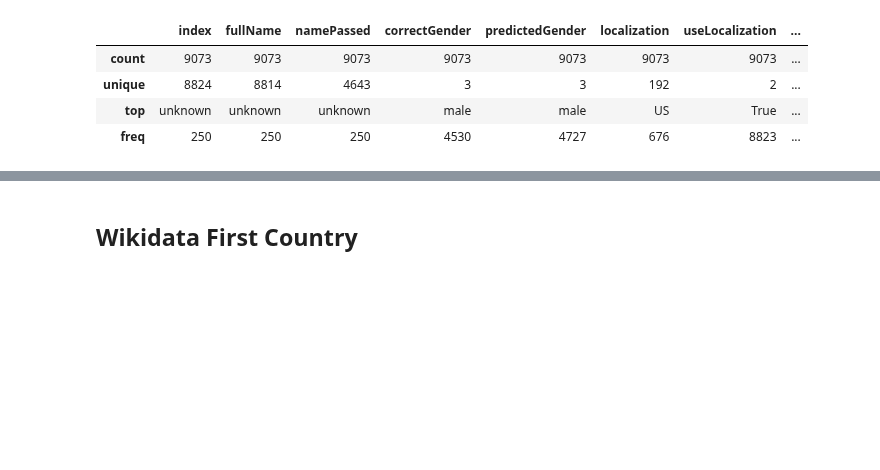
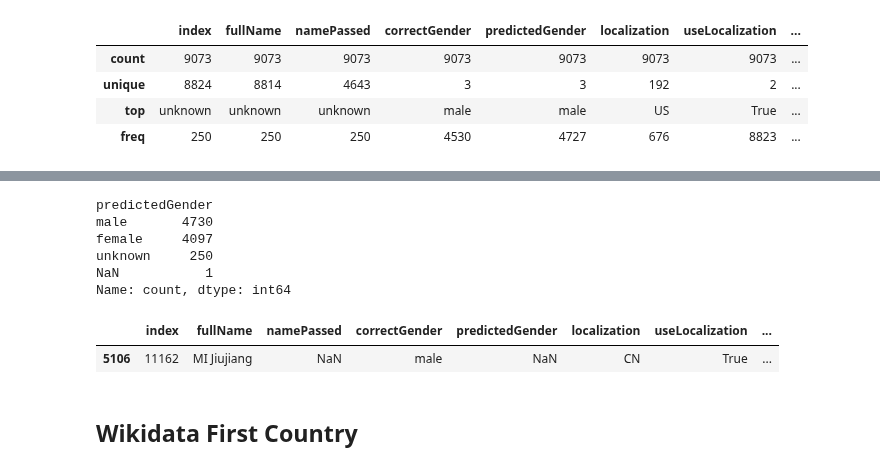
Before and after one commit to Briefgarde/name2genderresearch, a Jupyter notebook: notebooks/preprocessing/preprocessingTestData.ipynb, the cells around one changed output, grey strips where cells are left out. Cells and saved outputs as stored; diff of their text form; code cells hidden in the pictures; blank space fills up the shorter version.

```diff
--- a/notebooks/preprocessing/preprocessingTestData.ipynb
+++ b/notebooks/preprocessing/preprocessingTestData.ipynb
@@ -321,0 +322,3 @@ except:
+# %%
+df_kaggleFirstNoCountry = pd.read_csv("C:/Users/brief/Desktop/Master/Ecole/Semestre3/M8_ProjetDeRecherche/code_ProjetDeRecherche/data/TestedData/GenderAPIIO/kaggleFirstCountry.csv")
+df_kaggleFirstNoCountry.info()
@@ -321,0 +346,14 @@ except:
+# %%
+df_kaggleFirstNoCountry['predictedGender'].value_counts(dropna=False)
+# %% [output]
+predictedGender
+male       4730
+female     4097
+unknown     250
+NaN           1
+Name: count, dtype: int64
+# %%
+df_kaggleFirstNoCountry[df_kaggleFirstNoCountry['predictedGender'].isna()]
+# %% [output]
+|  | index | fullName | namePassed | correctGender | predictedGender | localization | useLocalization | ... |
+| 5106 | 11162 | MI Jiujiang | NaN | male | NaN | CN | True | ... |
```
Also changed, not shown: parts of 18 cells of this notebook, 3 other files.
